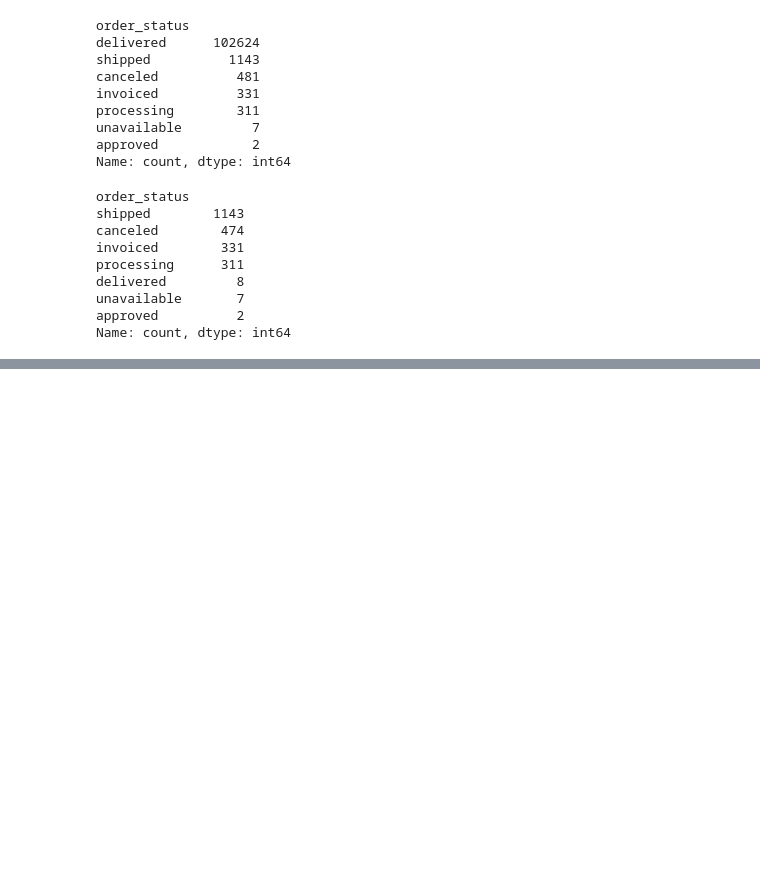
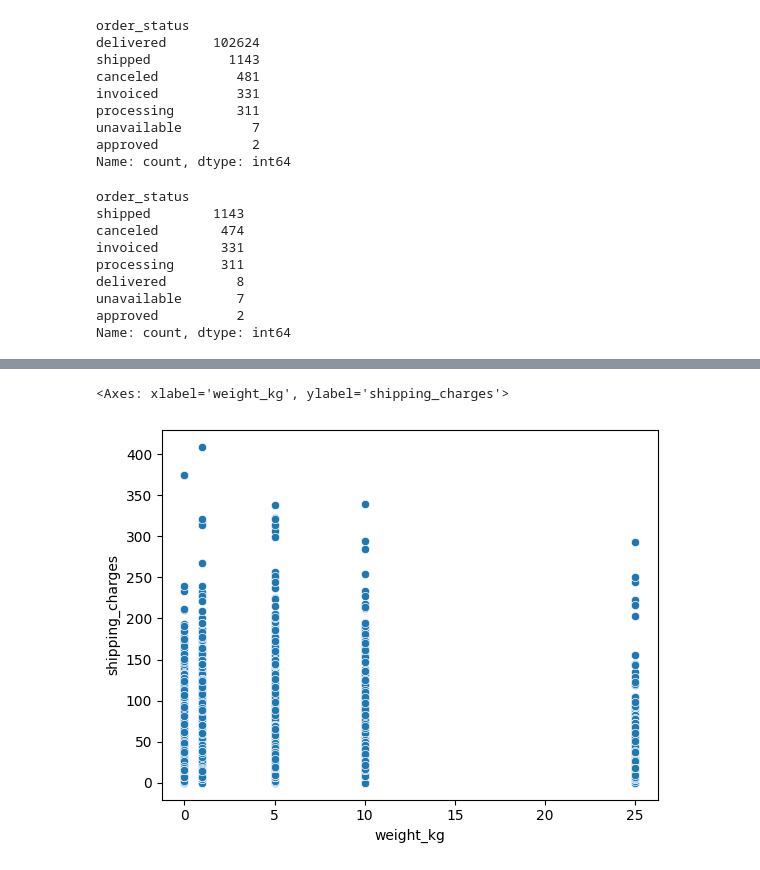
Before and after one commit to sasangkyoo/Marketing_proj, a Jupyter notebook: EDA_12_market.ipynb, the cells around one changed output, grey strips where cells are left out. Cells and saved outputs as stored; diff of their text form; code cells hidden in the pictures; blank space fills up the shorter version.

```diff
--- a/EDA_12_market.ipynb
+++ b/EDA_12_market.ipynb
@@ -243,0 +317,6 @@ marketing_delivered
+# %%
+#   무게랑 배송비 비교 배송비가 넘 많은 경우 무게가 많이 들어서 비싼가?? 그럼 합리적인가? 보려고 - 선미
+sns.scatterplot(data=marketing_delivered, x='weight_kg', y='shipping_charges')
+# %% [output]
+<Axes: xlabel='weight_kg', ylabel='shipping_charges'>
+[figure, added]
```
Also changed, not shown: parts of 4 cells of this notebook.
